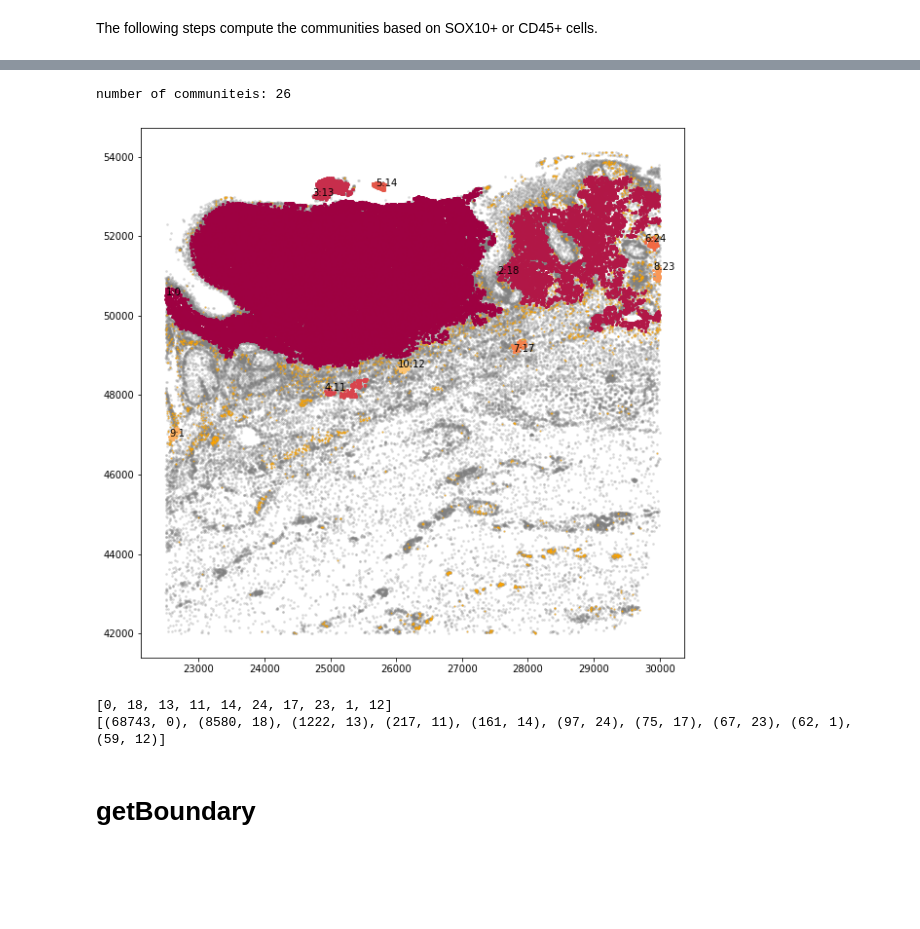
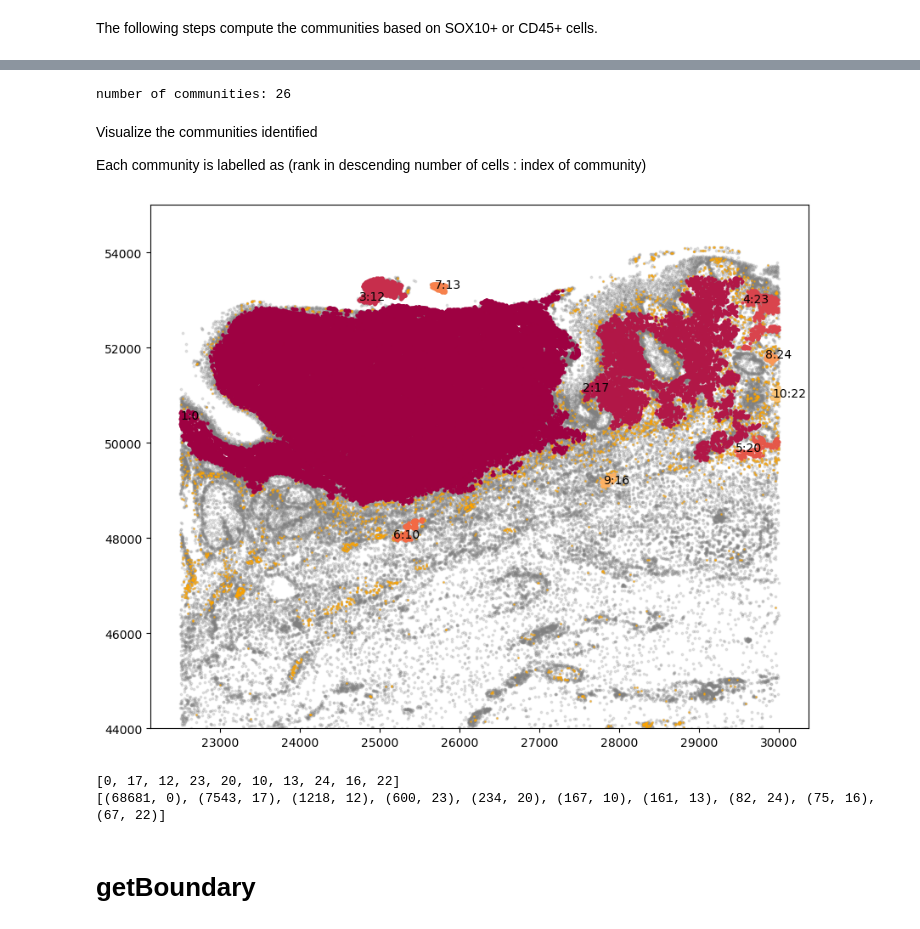
Before and after one commit to SemenovLab/SpatialCells, a Jupyter notebook: examples/0_example_basic.ipynb, the cells around one changed output, grey strips where cells are left out. Drawn from its saved outputs; the diff is of its cells as text; code cells hidden in the pictures; blank space fills up the shorter version.

```diff
--- a/examples/0_example_basic.ipynb
+++ b/examples/0_example_basic.ipynb
@@ -117,16 +119,18 @@ markders_of_interest = ["SOX10_positive","CD45_positive"]
 # %%
-# %%timeit -r1 -n10
+markers_of_interest = ["SOX10_positive", "CD45_positive"]
+
 communitycolumn = "COI_community"
-ret = spc.spatial.getCommunities(adata, markders_of_interest,
-                                 eps= 100,
+ret = spc.spatial.getCommunities(adata, markers_of_interest,
+                                 eps= 90,
                                  newcolumn = communitycolumn)
+print("number of communities:", len(ret[0]))
+# %% [output]
+number of communities: 26
-# %%
-print("number of communiteis:", len(ret[0]))
-# print(adata.obs[communitycolumn].value_counts())
-# %% [output]
-number of communiteis: 26
+# %% [markdown]
+Visualize the communities identified
+
+Each community is labelled as (rank in descending number of cells : index of community)
 # %%
-# input: output of getCommunities()
 markersize = 2
 
 labels_sorted = ret[0]
@@ -141,46 +145,47 @@ core_samples_mask = np.zeros_like(labels, dtype=bool)
 core_samples_mask[db.core_sample_indices_] = True
 colors = [plt.cm.Spectral(each) for each in np.linspace(0, 1, len(unique_labels))]
 
-fig, ax = plt.subplots(figsize=(10, 10))
+fig, ax = plt.subplots(figsize=(10, 8))
 
 ## all points
 ax.scatter(*zip(*adata.obs[["X_centroid", "Y_centroid"]].to_numpy()),
            s=3, color="grey", alpha=0.2)
 
 # Points of interest: outliers
 ax.scatter(X[:,0], X[:,1], alpha=0.5, color="orange", s=markersize/2)
 
 # clusters
 idx = 0
 for npoints, k in labels_sorted:
     if k == -1:
         continue
     if idx >= plot_first_n_clusters:
         break
 
     col = colors[idx]
     class_member_mask = labels == k
     mask = class_member_mask & core_samples_mask
     xy = X[mask]
     plt.plot(xy[:, 0],xy[:, 1],
              "o",
              markerfacecolor=tuple(col),
              markeredgecolor=tuple(col),
              markersize=markersize,
             )
-    # idx: the "idx" largest cluster
-    # k: the cluster
     plt.annotate(str(idx+1)+":"+str(k), (xy[0, 0], xy[0, 1]))
 
     idx += 1
-
+plt.ylim(44000, 55000)
 plt.show()
 # %% [output]
-[figure, old version]
+[figure, new version]
 # %%
 clusters_idx_sorted = [idx for npoints, idx in ret[0]]
 print(clusters_idx_sorted[:plot_first_n_clusters])
 print(ret[0][:plot_first_n_clusters])
+
+# Here we choose the three largest ones of interest based on their index:
+communityIndexList = [0, 17, 12]
 # %% [output]
-[0, 18, 13, 11, 14, 24, 17, 23, 1, 12]
-[(68743, 0), (8580, 18), (1222, 13), (217, 11), (161, 14), (97, 24), (75, 17), (67, 23), (62, 1), (59, 12)]
+[0, 17, 12, 23, 20, 10, 13, 24, 16, 22]
+[(68681, 0), (7543, 17), (1218, 12), (600, 23), (234, 20), (167, 10), (161, 13), (82, 24), (75, 16), (67, 22)]
```
Also changed, not shown: parts of 36 cells of this notebook, 1 other file.
